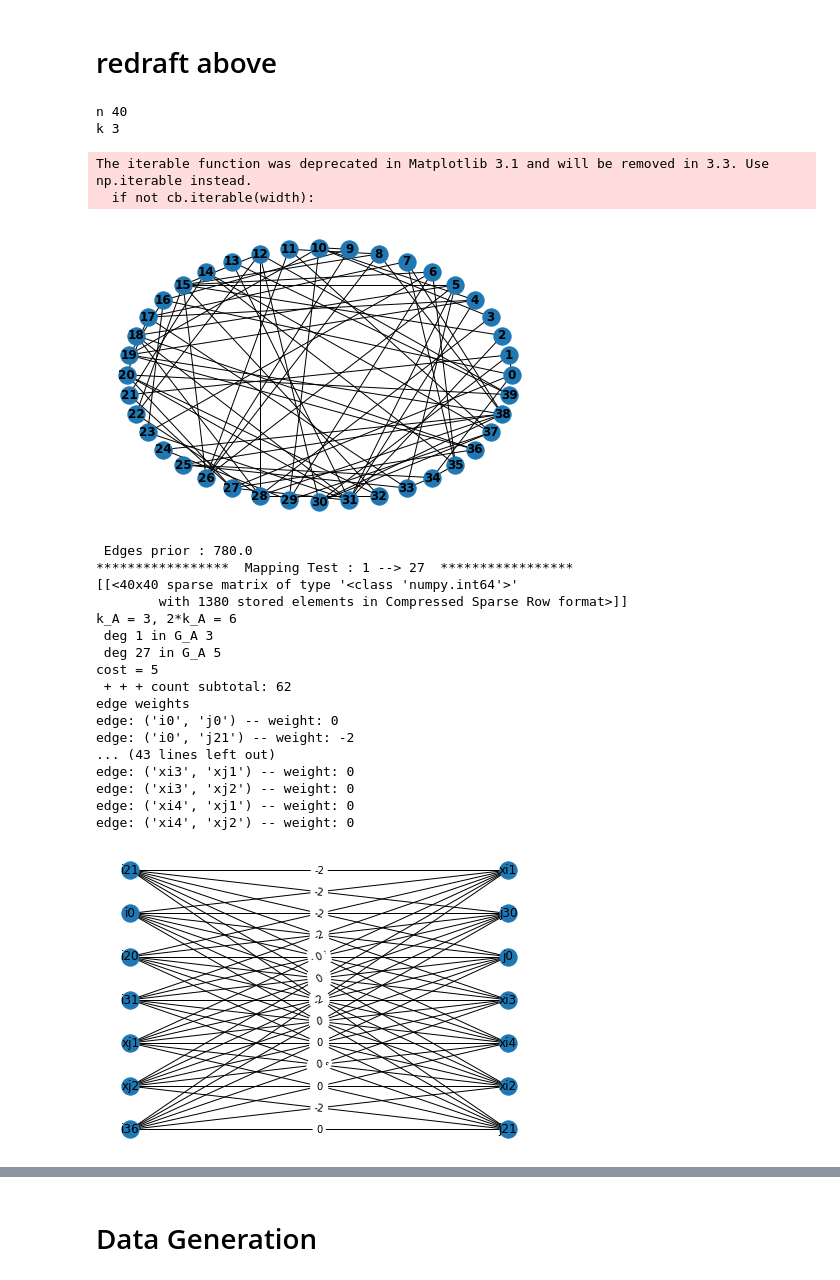
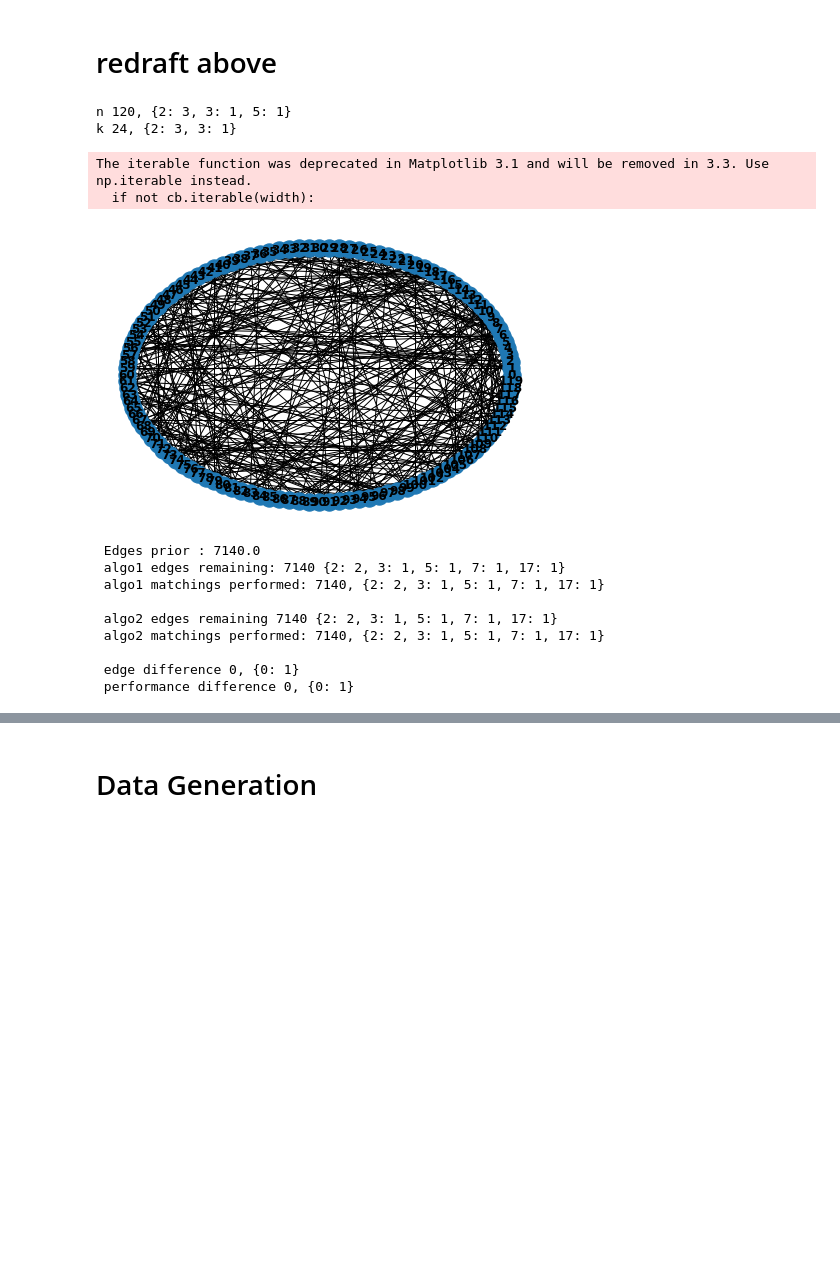
Before and after one commit to hhicks13/benchmarking-dasg, a Jupyter notebook: kas-benchmark-refactor.ipynb, the cells around one changed output, grey strips where cells are left out. Cells and saved outputs as stored; diff of their text form; code cells hidden in the pictures; blank space fills up the shorter version.

```diff
--- a/kas-benchmark-refactor.ipynb
+++ b/kas-benchmark-refactor.ipynb
@@ -514,15 +516,13 @@ def jim_elim_while1(G_A,Ef_A,k_A):
         Pbar_ij = Pbar[e]
         #
 
-        # see if the upperbound of cost is over budget
+        # This must be >= for this to work.
         if Pbar_ij >= 2*k_A:
             #### compute matching score and update bounds + P/P_stack if budget exceeded
             # P graph is necessary here
             count+=1
             CostMatrix = BuildCostMatrix(i,j,G_A,P,Ef_A,k_A)
             true_cost, deleteEdges = HungarianSolve(CostMatrix)
-            if (e == (1,27)) ^ (e == (20,30)):
-                print(f" algo2 cost of {e}: {true_cost}")
 
             # see if true_cost is under budget
             if true_cost <= 2*k_A:
@@ -556,12 +556,12 @@ def jim_elim_while1(G_A,Ef_A,k_A):
 
             max_Pbar_ij = Pbar[P_stack[0]]
             if max_Pbar_ij <= 2*k_A:
-                for e in P_stack:
-                    print(f" edge -> weight : {e} - {Pbar[e]}")
+                #for e in P_stack:
+                #    print(f" edge -> weight : {e} - {Pbar[e]}")
                 # halt program, because the maximum worst cast cost for P is at or below
                 # budget.
-                print(f"ub of (1,27) at halt: {Pbar[(1,27)]}")
-                print(f"ub of (20,30) at halt: {Pbar[(20,30)]}")
+                #print(f"ub of (1,27) at halt: {Pbar[(1,27)]}")
+                #print(f"ub of (20,30) at halt: {Pbar[(20,30)]}")
                 return P,P_stack,Pbar,count
     #
     return P,P_stack,Pbar,count
@@ -656,75 +656,69 @@ def Algorithm2(G,k):
 # %%
 # Benchmark Graph
 
-n = 40
-k = 3
-kk = 4
+n = 5*4*3*2*1
+k = 4*3*2*1
+kk = 7
 p = 12
 
-print(f"n {n}")
-print(f"k {k}")
+print(f"n {n}, {factorint(n)}")
+print(f"k {k}, {factorint(k)}")
 
-G = nx.watts_strogatz_graph(n,kk,p,seed=10)
+G = nx.watts_strogatz_graph(n,kk,p,seed=26)
 pos = nx.circular_layout(G)
 nx.draw(G,with_labels=True,font_weight='bold',pos=pos)
 plt.show()
 
 Ef = nx.Graph()
 Ef.add_nodes_from(G.nodes())
 
 print(f" Edges prior : {(n**2-n)/2}")
 
 P1,P_stack1,count1 = Algorithm1(G,k)
 P2,P_stack2,Pbar,count2 = Algorithm2(G,k)
 
 if not len(P1.edges()) == len(P2.edges()):
     p1 = set(P1.edges())
     p2 = set(P2.edges())
     s = p1.symmetric_difference(p2)
     print(s)
     print(p1.difference(p2))
     print(p2.difference(p1))
     print(len(P1.edges()))
     print(len(P2.edges()))
     raise Exception("Refinement logic broken")
 
 if not len(P1.edges()) == len(P_stack1):
     raise Exception("P1 not synced with P_stack1")
-
-print(f" algo1 edges remaining: {len(P1.edges())}")
-
-print(f" algo1 matchings performed: {count1}\n")
+spacer = 10
+print(f" algo1 edges remaining: {len(P1.edges())} {factorint(len(P1.edges()))}")
+fac1 = factorint(count1)
+print(f" algo1 matchings performed: {count1}, {fac1}\n")
 
 if not len(P2.edges()) == len(P_stack2):
     raise Exception("P2 not synced with P_stack2")
 
 
-print(f" algo2 edges remaining {len(P2.edges())}")
-
-print(f" algo2 matchings performed: {count2} ")
-
-print(f" difference {abs(count1 - count2)}")
+print(f" algo2 edges remaining {len(P2.edges())} {factorint(len(P2.edges()))}")
+fac2 = factorint(count2)
+print(f" algo2 matchings performed: {count2}, {fac2}\n")
+edges_killed = int((n**2-n)/2 - len(P1.edges()))
+edfac = factorint(edges_killed)
+print(f" edge difference {edges_killed}, {edfac}")
+fac3 = factorint(abs(count1 - count2))
+print(f" performance difference {abs(count1 - count2)}, {fac3}")
 # %% [output]
-n 40
-k 3
+n 120, {2: 3, 3: 1, 5: 1}
+k 24, {2: 3, 3: 1}
 The iterable function was deprecated in Matplotlib 3.1 and will be removed in 3.3. Use np.iterable instead.
   if not cb.iterable(width):
-[figure, old version]
+[figure, new version]
- Edges prior : 780.0
-*****************  Mapping Test : 1 --> 27  *****************
-[[<40x40 sparse matrix of type '<class 'numpy.int64'>'
-        with 1380 stored elements in Compressed Sparse Row format>]]
-k_A = 3, 2*k_A = 6
- deg 1 in G_A 3
- deg 27 in G_A 5
-cost = 5
- + + + count subtotal: 62
-edge weights
-edge: ('i0', 'j0') -- weight: 0
-edge: ('i0', 'j21') -- weight: -2
-... (43 lines left out)
-edge: ('xi3', 'xj1') -- weight: 0
-edge: ('xi3', 'xj2') -- weight: 0
-edge: ('xi4', 'xj1') -- weight: 0
-edge: ('xi4', 'xj2') -- weight: 0
+ Edges prior : 7140.0
+ algo1 edges remaining: 7140 {2: 2, 3: 1, 5: 1, 7: 1, 17: 1}
+ algo1 matchings performed: 7140, {2: 2, 3: 1, 5: 1, 7: 1, 17: 1}
+
+ algo2 edges remaining 7140 {2: 2, 3: 1, 5: 1, 7: 1, 17: 1}
+ algo2 matchings performed: 7140, {2: 2, 3: 1, 5: 1, 7: 1, 17: 1}
+
+ edge difference 0, {0: 1}
+ performance difference 0, {0: 1}
-[figure, removed]
```
Also changed, not shown: parts of 3 cells of this notebook.
